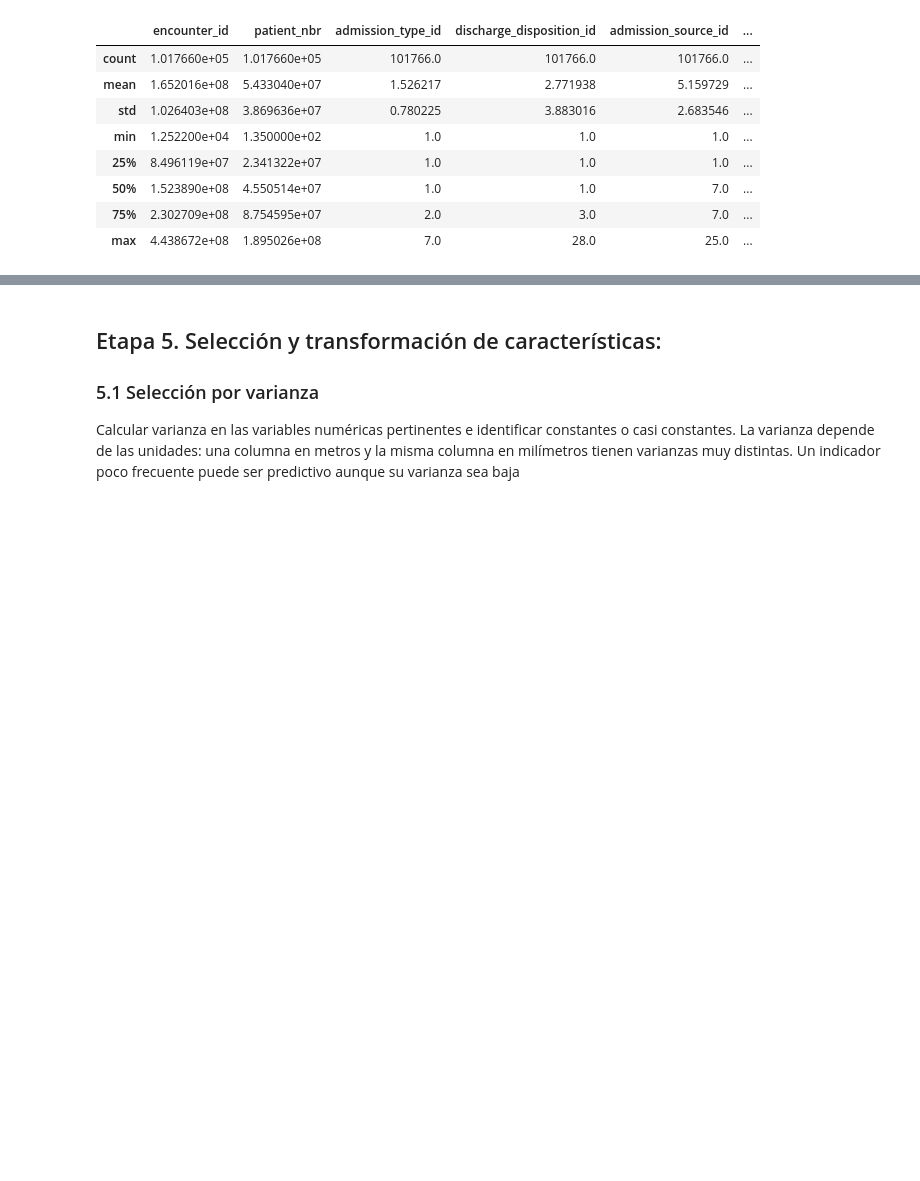
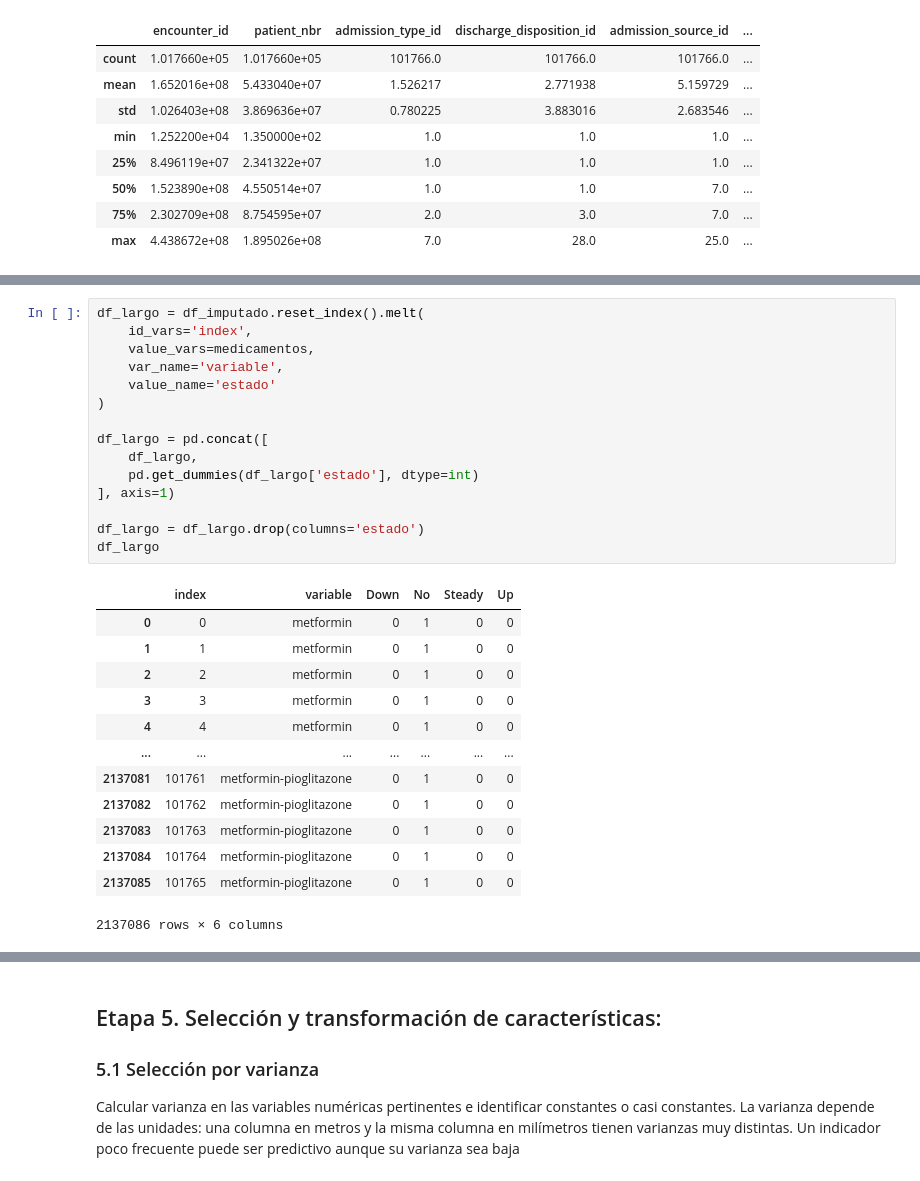
Before and after one commit to rossdcc/Proyecto_diabetes, a Jupyter notebook: Guia_Proyecto_Final_Equipo4.ipynb, the cells around one changed output, grey strips where cells are left out. Drawn from its saved outputs; the diff is of its cells as text; blank space fills up the shorter version.

```diff
--- a/Guia_Proyecto_Final_Equipo4.ipynb
+++ b/Guia_Proyecto_Final_Equipo4.ipynb
@@ -963,0 +979,29 @@ df_imputado.describe()
+# %%
+df_largo = df_imputado.reset_index().melt(
+    id_vars='index',
+    value_vars=medicamentos,
+    var_name='variable',
+    value_name='estado'
+)
+
+df_largo = pd.concat([
+    df_largo,
+    pd.get_dummies(df_largo['estado'], dtype=int)
+], axis=1)
+
+df_largo = df_largo.drop(columns='estado')
+df_largo
+# %% [output]
+|  | index | variable | Down | No | Steady | Up |
+| 0 | 0 | metformin | 0 | 1 | 0 | 0 |
+| 1 | 1 | metformin | 0 | 1 | 0 | 0 |
+| 2 | 2 | metformin | 0 | 1 | 0 | 0 |
+| 3 | 3 | metformin | 0 | 1 | 0 | 0 |
+| 4 | 4 | metformin | 0 | 1 | 0 | 0 |
+| ... | ... | ... | ... | ... | ... | ... |
+| 2137081 | 101761 | metformin-pioglitazone | 0 | 1 | 0 | 0 |
+| 2137082 | 101762 | metformin-pioglitazone | 0 | 1 | 0 | 0 |
+| 2137083 | 101763 | metformin-pioglitazone | 0 | 1 | 0 | 0 |
+| 2137084 | 101764 | metformin-pioglitazone | 0 | 1 | 0 | 0 |
+| 2137085 | 101765 | metformin-pioglitazone | 0 | 1 | 0 | 0 |
+2137086 rows × 6 columns
```
Also changed, not shown: parts of 12 cells of this notebook.
